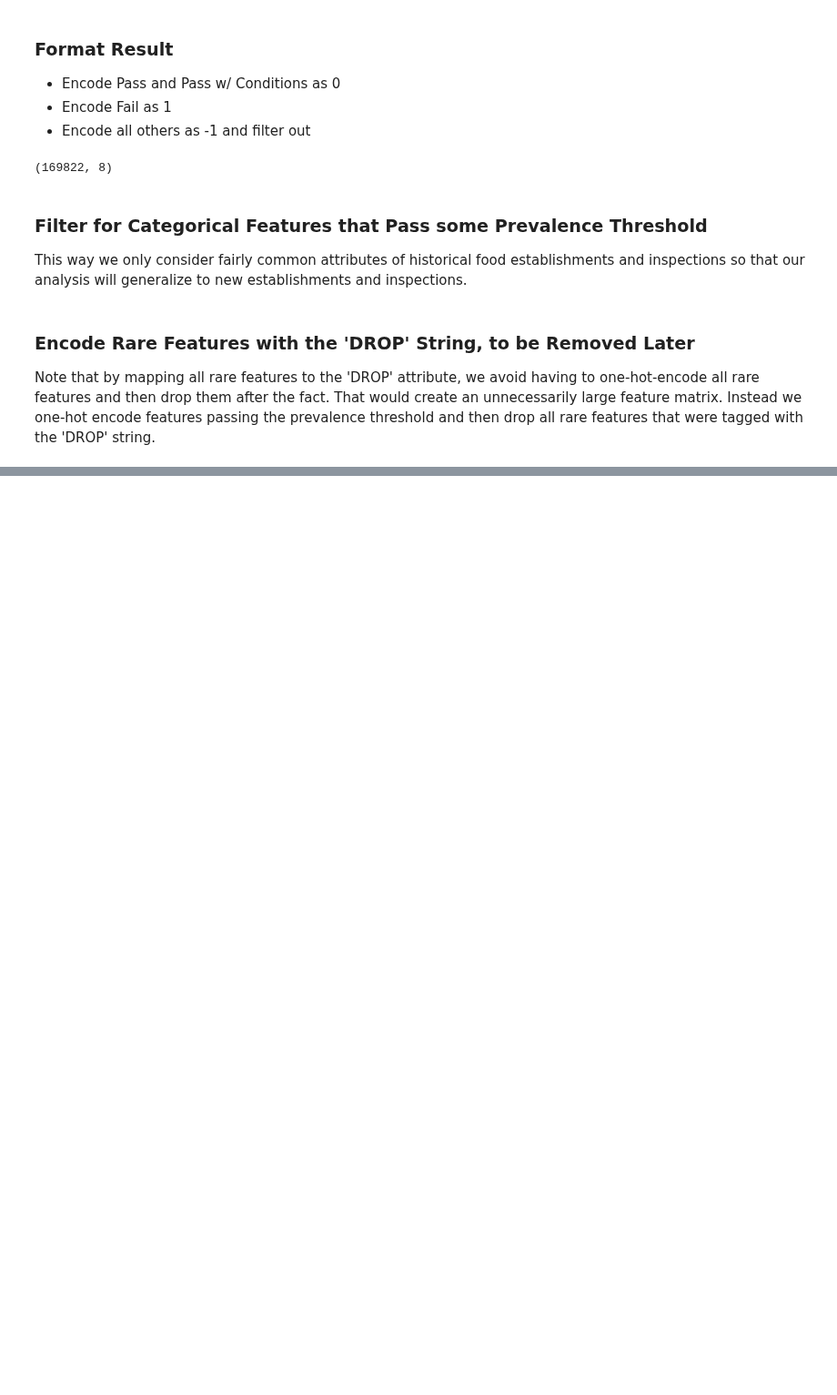
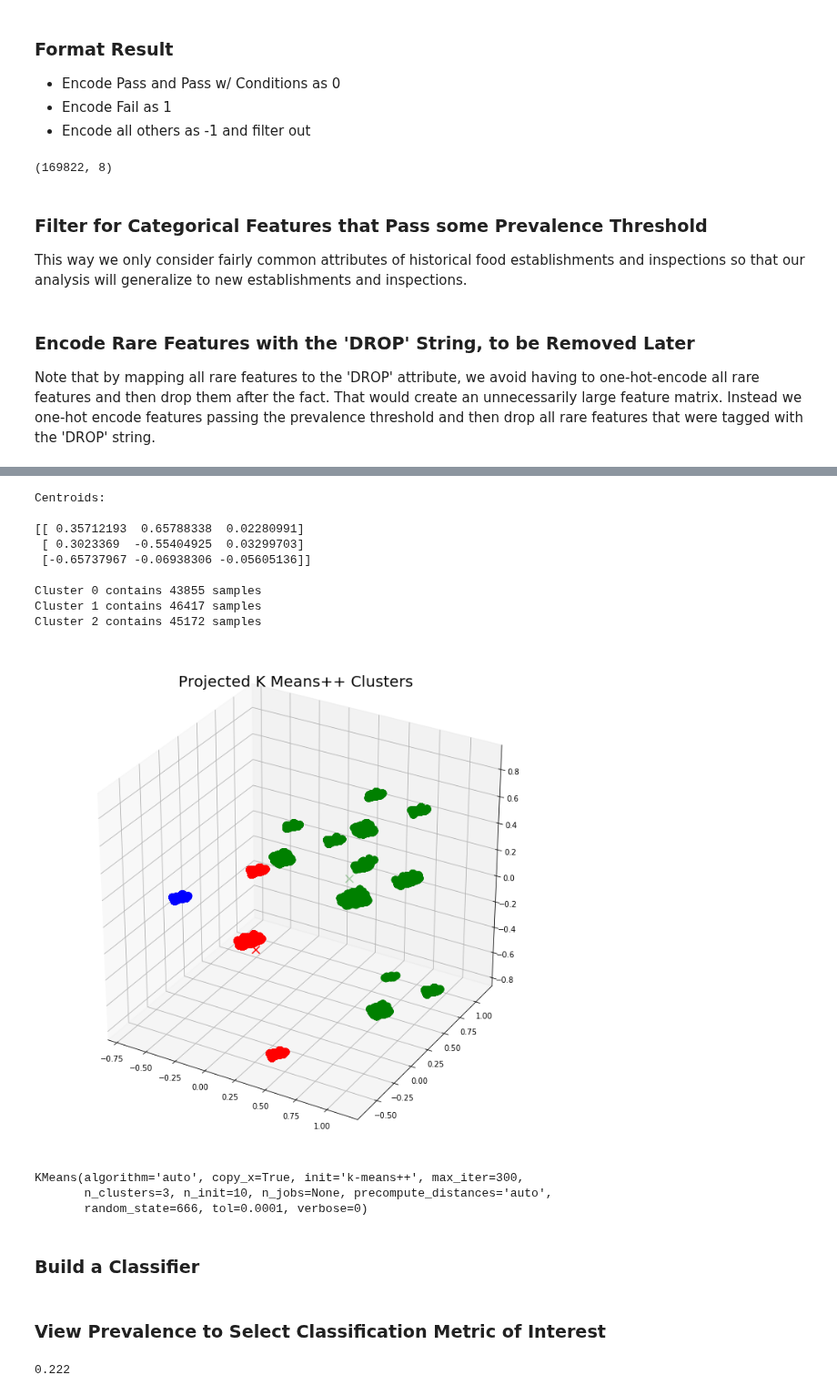
Before and after one commit to jstremme/DATA512-Research, a Jupyter notebook: final_project/chicago_food_inspections.ipynb, the cells around one changed output, grey strips where cells are left out. Shown at 91% size. Saved outputs shown, nothing was run; the diff lists cells and outputs as text; code cells hidden in the pictures; blank space fills up the shorter version.

```diff
--- a/final_project/chicago_food_inspections.ipynb
+++ b/final_project/chicago_food_inspections.ipynb
@@ -381,0 +446,19 @@ def bar_count_plot(df, feature, count='count'):
+# %%
+def scatter_points(X, ax, colors, labels, dependent_vars, mark_dependent_vars):
+    '''
+    Logs datapoint positions and cluster assignments in 3D space.
+    '''
+
+    for i in range(len(X)):
+        marker = None
+        if mark_dependent_vars:
+            if dependent_vars[i] == 1:
+                marker = '+'
+            elif dependent_vars[i] == 2:
+                marker = 'o'
+            elif dependent_vars[i] == 3:
+                marker = '-'
+            else:
+                marker = None
+
+        ax.scatter(X[i][0], X[i][1], X[i][2], c=colors[labels[i]], marker=marker, s=80)
@@ -381,0 +557,24 @@ def bar_count_plot(df, feature, count='count'):
+# %%
+plot_clusters(X_PCA, 3, X_train['risk'].values, mark_dependent_vars=False)
+# %% [output]
+Centroids:
+
+[[ 0.35712193  0.65788338  0.02280991]
+ [ 0.3023369  -0.55404925  0.03299703]
+ [-0.65737967 -0.06938306 -0.05605136]]
+
+Cluster 0 contains 43855 samples
+Cluster 1 contains 46417 samples
+Cluster 2 contains 45172 samples
+[figure, added]
+KMeans(algorithm='auto', copy_x=True, init='k-means++', max_iter=300,
+       n_clusters=3, n_init=10, n_jobs=None, precompute_distances='auto',
+       random_state=666, tol=0.0001, verbose=0)
+# %% [markdown]
+### Build a Classifier
+# %% [markdown]
+### View Prevalence to Select Classification Metric of Interest
+# %%
+round(np.mean(y_train), 3)
+# %% [output]
+0.222
```
Also changed, not shown: parts of 44 cells of this notebook.
